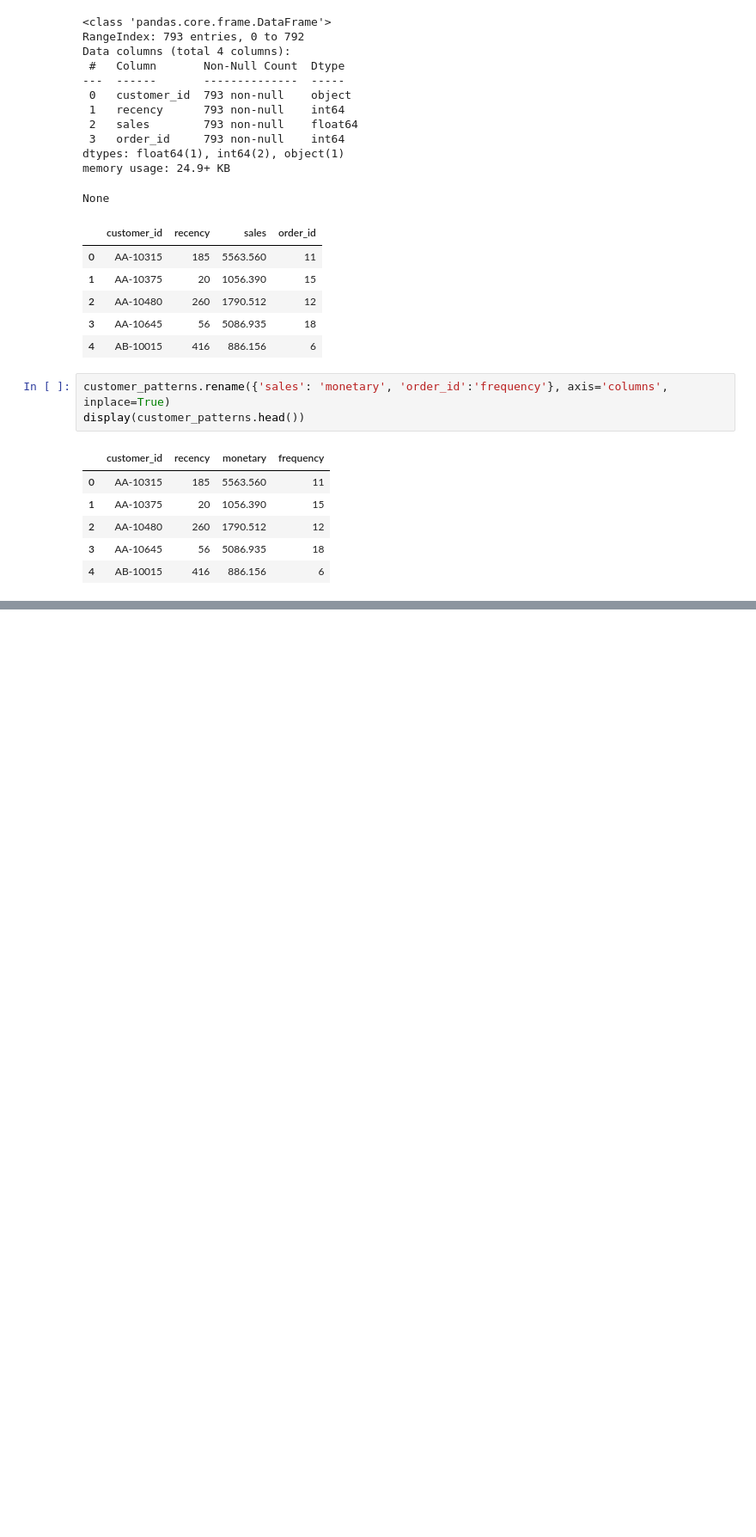
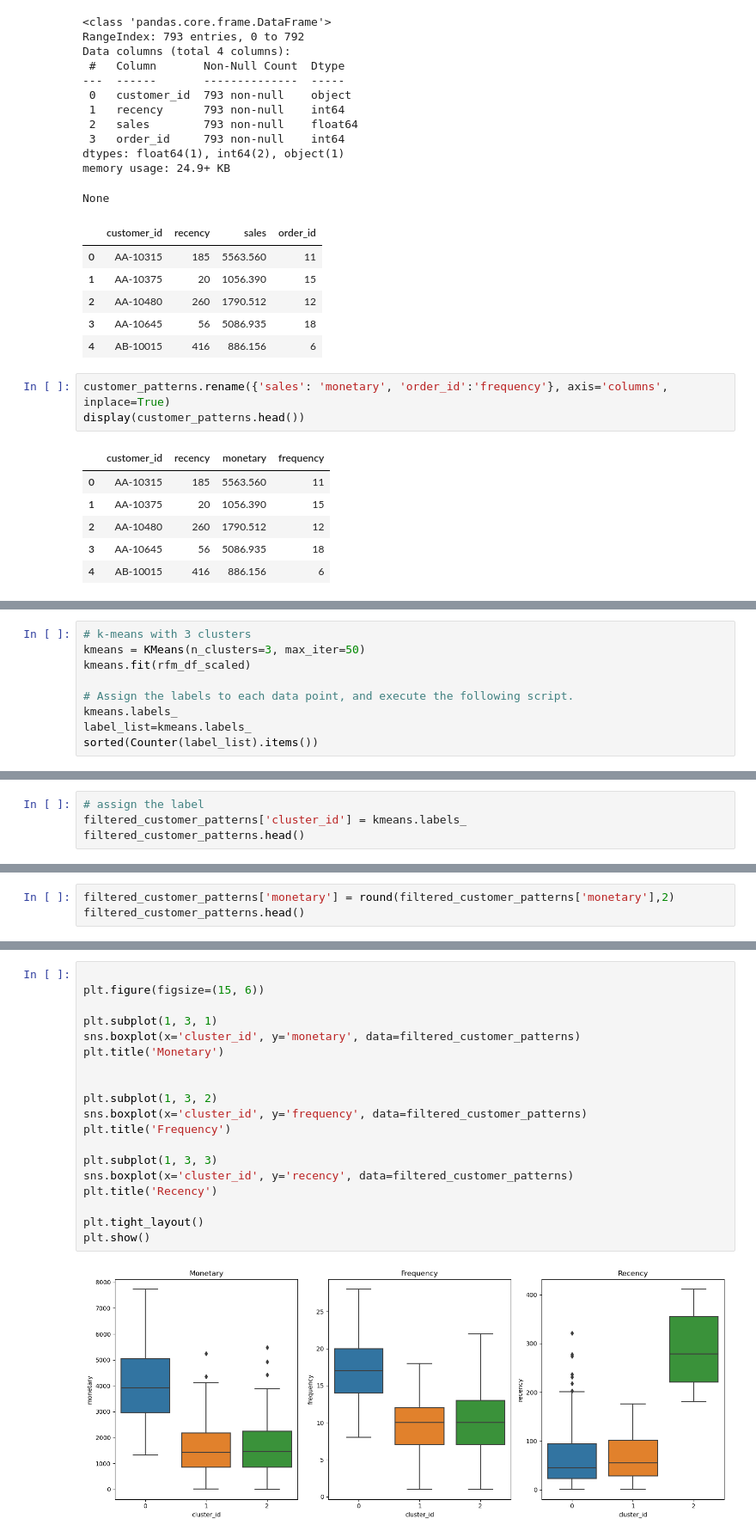
Before and after one commit to Paul-Sabin/E-Commerce, a Jupyter notebook: EDA_e-shop.ipynb, the cells around one changed output, grey strips where cells are left out. Shown at 86% size. Cells and saved outputs as stored; diff of their text form; blank space fills up the shorter version.

```diff
--- a/EDA_e-shop.ipynb
+++ b/EDA_e-shop.ipynb
@@ -271,0 +417,9 @@ display(customer_patterns.head())
+# %%
+# k-means with 3 clusters
+kmeans = KMeans(n_clusters=3, max_iter=50)
+kmeans.fit(rfm_df_scaled)
+
+# Assign the labels to each data point, and execute the following script.
+kmeans.labels_
+label_list=kmeans.labels_
+sorted(Counter(label_list).items())
@@ -271,0 +428,4 @@ display(customer_patterns.head())
+# %%
+# assign the label
+filtered_customer_patterns['cluster_id'] = kmeans.labels_
+filtered_customer_patterns.head()
@@ -271,0 +444,3 @@ display(customer_patterns.head())
+# %%
+filtered_customer_patterns['monetary'] = round(filtered_customer_patterns['monetary'],2)
+filtered_customer_patterns.head()
@@ -271,0 +459,21 @@ display(customer_patterns.head())
+# %%
+
+plt.figure(figsize=(15, 6))
+
+plt.subplot(1, 3, 1)
+sns.boxplot(x='cluster_id', y='monetary', data=filtered_customer_patterns)
+plt.title('Monetary')
+
+
+plt.subplot(1, 3, 2)
+sns.boxplot(x='cluster_id', y='frequency', data=filtered_customer_patterns)
+plt.title('Frequency')
+
+plt.subplot(1, 3, 3)
+sns.boxplot(x='cluster_id', y='recency', data=filtered_customer_patterns)
+plt.title('Recency')
+
+plt.tight_layout()
+plt.show()
+# %% [output]
+[figure, added]
```
Also changed, not shown: parts of 14 cells of this notebook.
